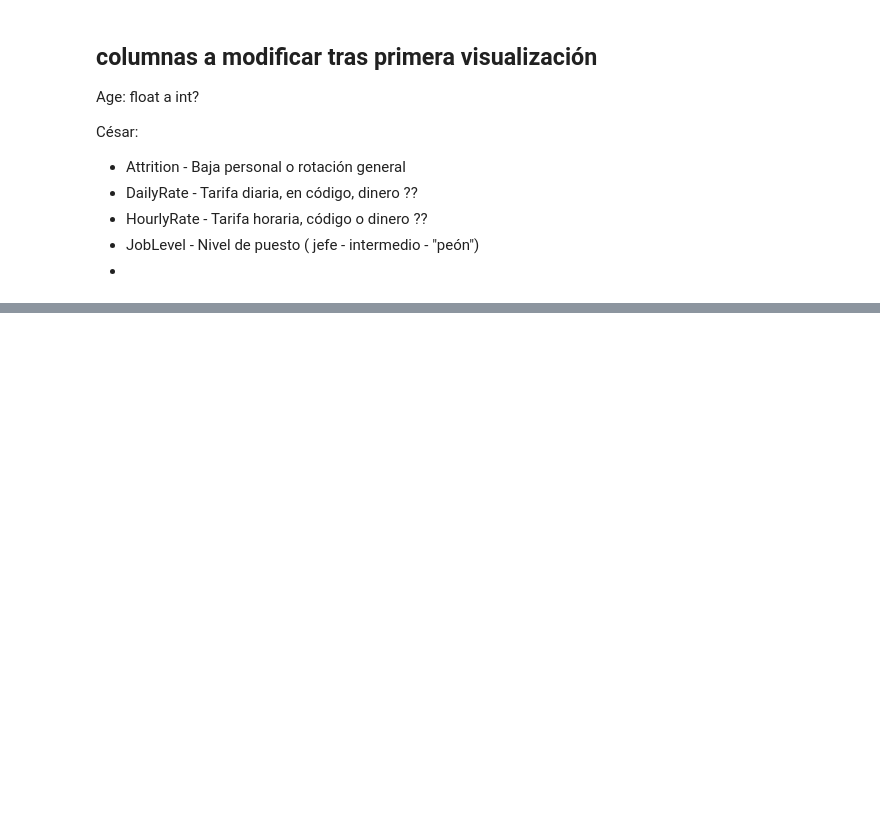
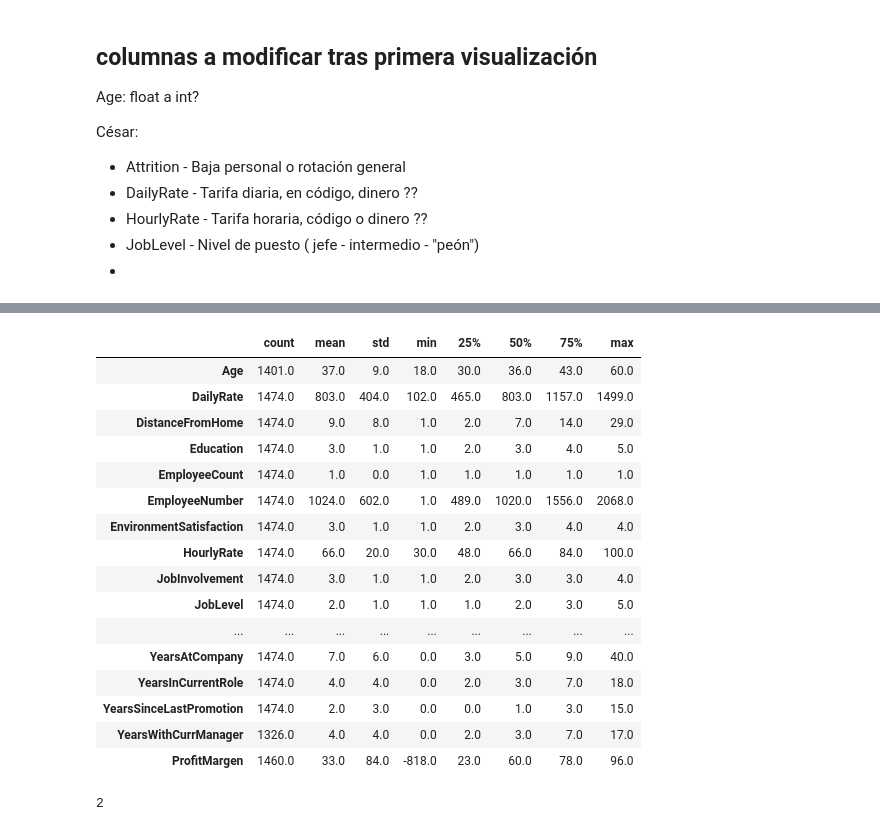
Before and after one commit to Lumo88/project-da-promo-65-modulo-3-team-1, a Jupyter notebook: Proyecto_Organizacion.ipynb, the cells around one changed output, grey strips where cells are left out. Saved outputs shown, nothing was run; the diff lists cells and outputs as text; code cells hidden in the pictures; blank space fills up the shorter version.

```diff
--- a/Proyecto_Organizacion.ipynb
+++ b/Proyecto_Organizacion.ipynb
@@ -97,0 +110,2 @@ A
+# %%
+df_talento["ProfitMargen"] = (1 - df_talento["MonthlyIncome"] / df_talento["MonthlyRate"]) * 100
@@ -97,0 +203,21 @@ A
+# %%
+display(round(df_talento.describe(exclude=str).T), 2)
+# %% [output]
+|  | count | mean | std | min | 25% | 50% | 75% | max |
+| Age | 1401.0 | 37.0 | 9.0 | 18.0 | 30.0 | 36.0 | 43.0 | 60.0 |
+| DailyRate | 1474.0 | 803.0 | 404.0 | 102.0 | 465.0 | 803.0 | 1157.0 | 1499.0 |
+| DistanceFromHome | 1474.0 | 9.0 | 8.0 | 1.0 | 2.0 | 7.0 | 14.0 | 29.0 |
+| Education | 1474.0 | 3.0 | 1.0 | 1.0 | 2.0 | 3.0 | 4.0 | 5.0 |
+| EmployeeCount | 1474.0 | 1.0 | 0.0 | 1.0 | 1.0 | 1.0 | 1.0 | 1.0 |
+| EmployeeNumber | 1474.0 | 1024.0 | 602.0 | 1.0 | 489.0 | 1020.0 | 1556.0 | 2068.0 |
+| EnvironmentSatisfaction | 1474.0 | 3.0 | 1.0 | 1.0 | 2.0 | 3.0 | 4.0 | 4.0 |
+| HourlyRate | 1474.0 | 66.0 | 20.0 | 30.0 | 48.0 | 66.0 | 84.0 | 100.0 |
+| JobInvolvement | 1474.0 | 3.0 | 1.0 | 1.0 | 2.0 | 3.0 | 3.0 | 4.0 |
+| JobLevel | 1474.0 | 2.0 | 1.0 | 1.0 | 1.0 | 2.0 | 3.0 | 5.0 |
+| ... | ... | ... | ... | ... | ... | ... | ... | ... |
+| YearsAtCompany | 1474.0 | 7.0 | 6.0 | 0.0 | 3.0 | 5.0 | 9.0 | 40.0 |
+| YearsInCurrentRole | 1474.0 | 4.0 | 4.0 | 0.0 | 2.0 | 3.0 | 7.0 | 18.0 |
+| YearsSinceLastPromotion | 1474.0 | 2.0 | 3.0 | 0.0 | 0.0 | 1.0 | 3.0 | 15.0 |
+| YearsWithCurrManager | 1326.0 | 4.0 | 4.0 | 0.0 | 2.0 | 3.0 | 7.0 | 17.0 |
+| ProfitMargen | 1460.0 | 33.0 | 84.0 | -818.0 | 23.0 | 60.0 | 78.0 | 96.0 |
+2
```
Also changed, not shown: parts of 18 cells of this notebook, 1 other file.
